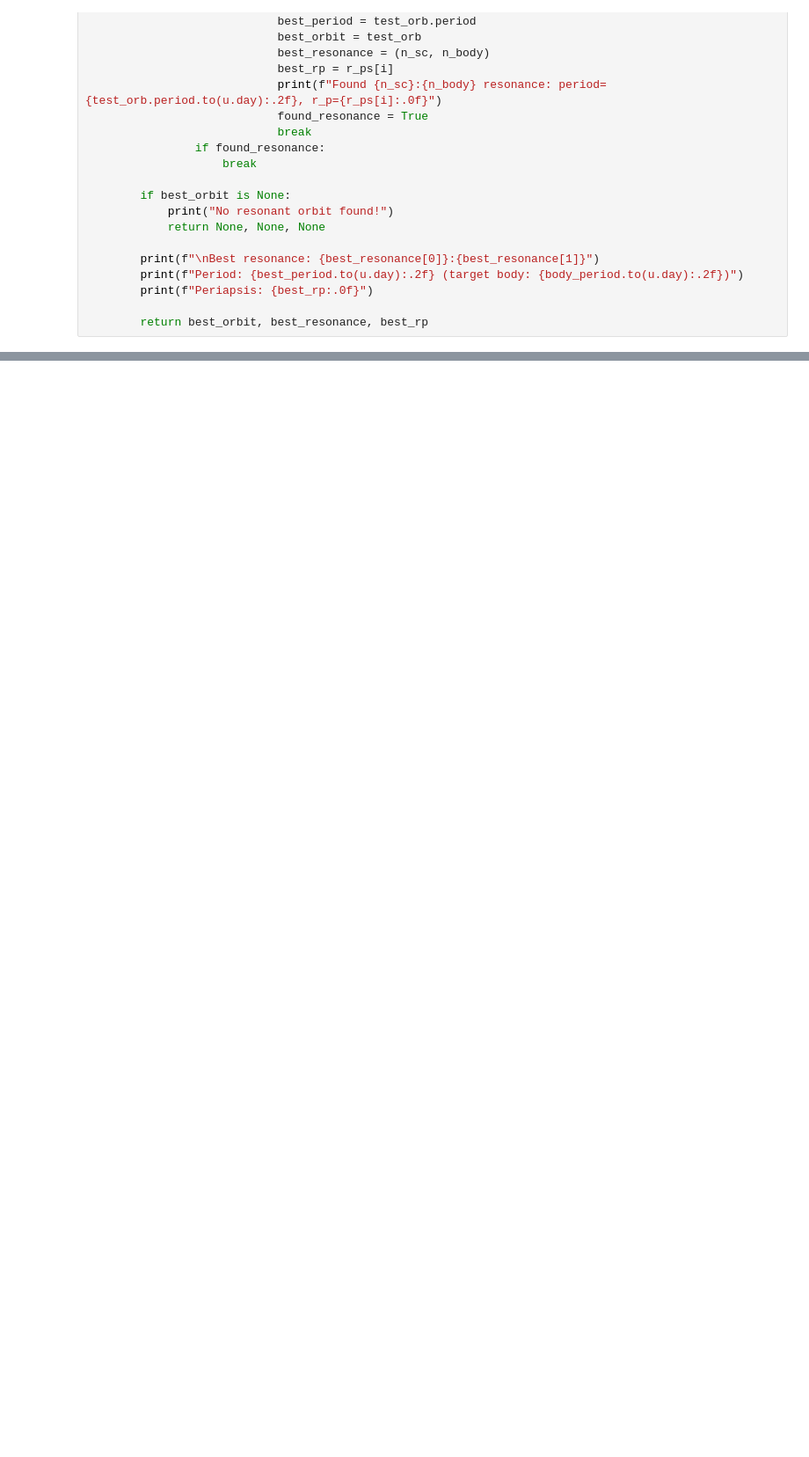
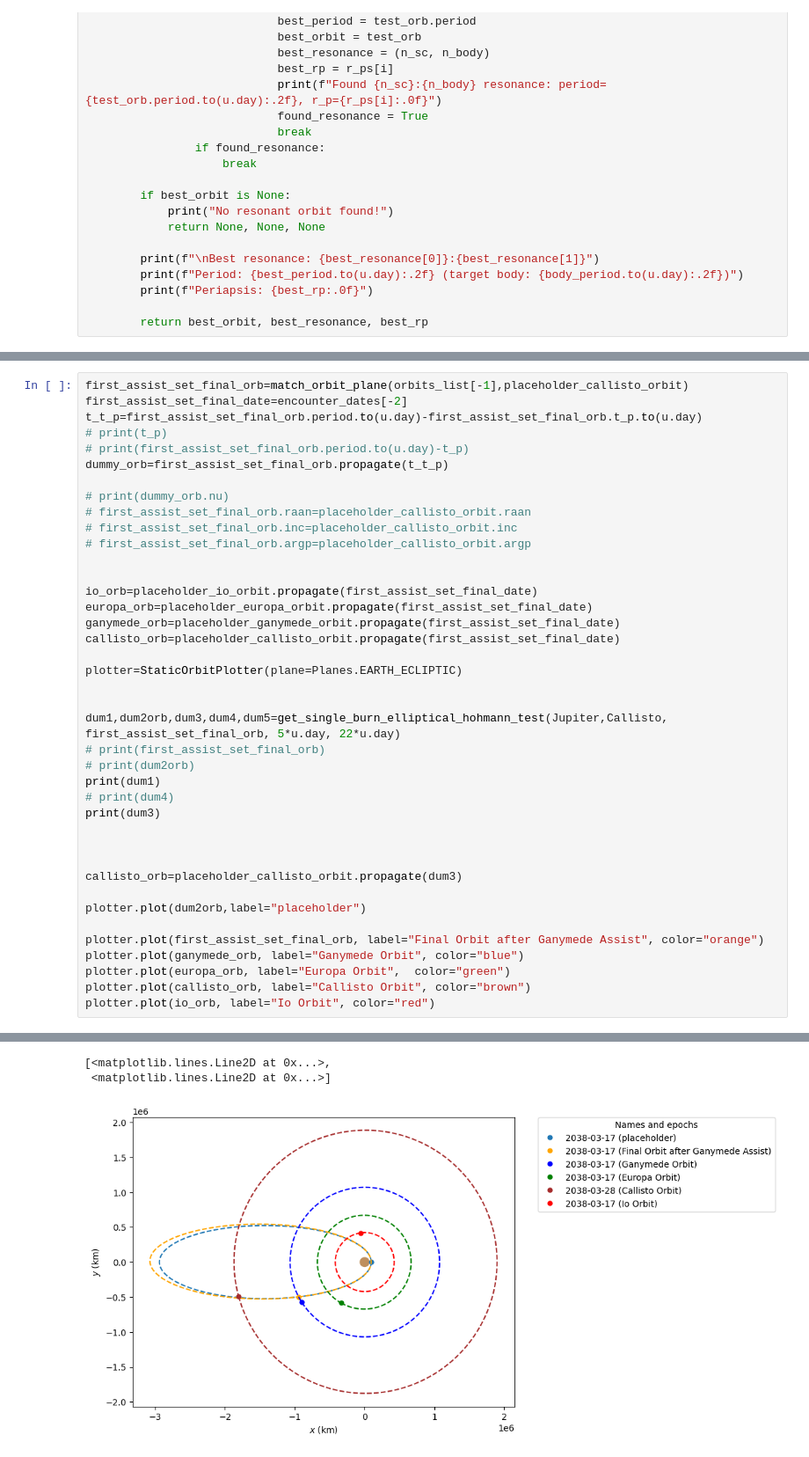
Before and after one commit to jackSN8/Starship_outer_planets_missions, a Jupyter notebook: jovian_moon_grand_tour.ipynb, the cells around one changed output, grey strips where cells are left out. Shown at 88% size. Cells and saved outputs as stored; diff of their text form; blank space fills up the shorter version.

```diff
--- a/jovian_moon_grand_tour.ipynb
+++ b/jovian_moon_grand_tour.ipynb
@@ -433,0 +533,41 @@ Third encounter date: 2037-11-15 14:50:24.957
+# %%
+first_assist_set_final_orb=match_orbit_plane(orbits_list[-1],placeholder_callisto_orbit)
+first_assist_set_final_date=encounter_dates[-2]
+t_t_p=first_assist_set_final_orb.period.to(u.day)-first_assist_set_final_orb.t_p.to(u.day)
+# print(t_p)
+# print(first_assist_set_final_orb.period.to(u.day)-t_p)
+dummy_orb=first_assist_set_final_orb.propagate(t_t_p)
+
+# print(dummy_orb.nu)
+# first_assist_set_final_orb.raan=placeholder_callisto_orbit.raan
+# first_assist_set_final_orb.inc=placeholder_callisto_orbit.inc
+# first_assist_set_final_orb.argp=placeholder_callisto_orbit.argp
+
+
+io_orb=placeholder_io_orbit.propagate(first_assist_set_final_date)
+europa_orb=placeholder_europa_orbit.propagate(first_assist_set_final_date)
+ganymede_orb=placeholder_ganymede_orbit.propagate(first_assist_set_final_date)
+callisto_orb=placeholder_callisto_orbit.propagate(first_assist_set_final_date)
+
+plotter=StaticOrbitPlotter(plane=Planes.EARTH_ECLIPTIC)
+
+
+dum1,dum2orb,dum3,dum4,dum5=get_single_burn_elliptical_hohmann_test(Jupiter,Callisto, first_assist_set_final_orb, 5*u.day, 22*u.day)
+# print(first_assist_set_final_orb)
+# print(dum2orb)
+print(dum1)
+# print(dum4)
+print(dum3)
+
+
+
+callisto_orb=placeholder_callisto_orbit.propagate(dum3)
+
+plotter.plot(dum2orb,label="placeholder")
+
+plotter.plot(first_assist_set_final_orb, label="Final Orbit after Ganymede Assist", color="orange")
+plotter.plot(ganymede_orb, label="Ganymede Orbit", color="blue")
+plotter.plot(europa_orb, label="Europa Orbit",  color="green")
+plotter.plot(callisto_orb, label="Callisto Orbit", color="brown")
+plotter.plot(io_orb, label="Io Orbit", color="red")
+# %% [output]
@@ -433,0 +577,3 @@ Third encounter date: 2037-11-15 14:50:24.957
+[<matplotlib.lines.Line2D at 0x...>,
+ <matplotlib.lines.Line2D at 0x...>]
+[figure, added]
```
Also changed, not shown: parts of 16 cells of this notebook, 2 other files.
